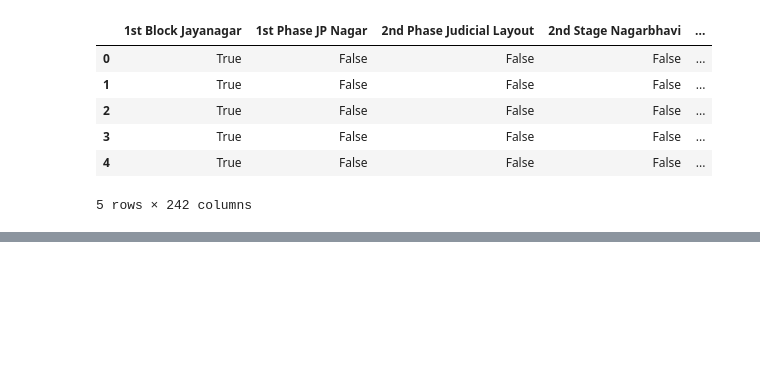
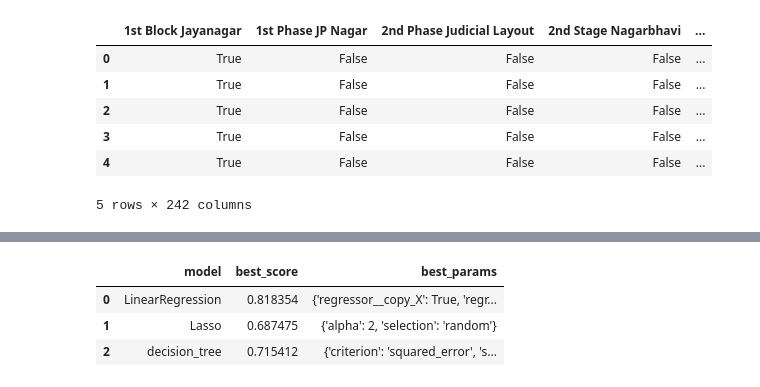
Before and after one commit to 21debjit/House-Price-Analysis, a Jupyter notebook: P1.ipynb, the cells around one changed output, grey strips where cells are left out. Saved outputs shown, nothing was run; the diff lists cells and outputs as text; code cells hidden in the pictures; blank space fills up the shorter version.

```diff
--- a/P1.ipynb
+++ b/P1.ipynb
@@ -381,0 +454,56 @@ df11 = pd.concat([df10, dummie], axis= 1)
+# %%
+# model to select the best performing regressor among them
+from sklearn.linear_model import  Lasso
+from sklearn.tree import DecisionTreeRegressor
+from sklearn.model_selection import GridSearchCV, ShuffleSplit
+from sklearn.preprocessing import StandardScaler
+from sklearn.pipeline import Pipeline
+
+def find_best_model(X, Y):
+    algos = {
+        "LinearRegression": {
+            "model": Pipeline([
+                ('scaler', StandardScaler()), # for preprocessing the data
+                ('regressor', LinearRegression())
+            ]),
+            "params": { # hyperparameters for the model
+                'regressor__copy_X': [True, False],
+                'regressor__fit_intercept': [True, False],
+            }
+        },
+        "Lasso": {
+            "model": Lasso(),
+            "params": {
+                "alpha": [1, 2],
+                "selection": ["random", "cyclic"]
+            }
+        },
+        "decision_tree": {
+            "model": DecisionTreeRegressor(),
+            "params": {
+                "criterion": ["squared_error", "friedman_mse"],
+                "splitter": ["best", "random"]
+            }
+        }
+    }
+
+    scores = []
+    cv = ShuffleSplit(n_splits=5, test_size=0.2, random_state=0)
+
+    for name, config in algos.items():
+        gs = GridSearchCV(config["model"], config["params"], cv=cv, return_train_score=False)
+        gs.fit(X, Y)
+        scores.append({
+            "model": name,
+            "best_score": gs.best_score_,
+            "best_params": gs.best_params_
+        })
+
+    return pd.DataFrame(scores, columns=["model", "best_score", "best_params"])
+
+find_best_model(X, Y)
+# %% [output]
+|  | model | best_score | best_params |
+| 0 | LinearRegression | 0.818354 | {'regressor__copy_X': True, 'regr... |
+| 1 | Lasso | 0.687475 | {'alpha': 2, 'selection': 'random'} |
+| 2 | decision_tree | 0.715412 | {'criterion': 'squared_error', 's... |
```
Also changed, not shown: parts of 9 cells of this notebook.
